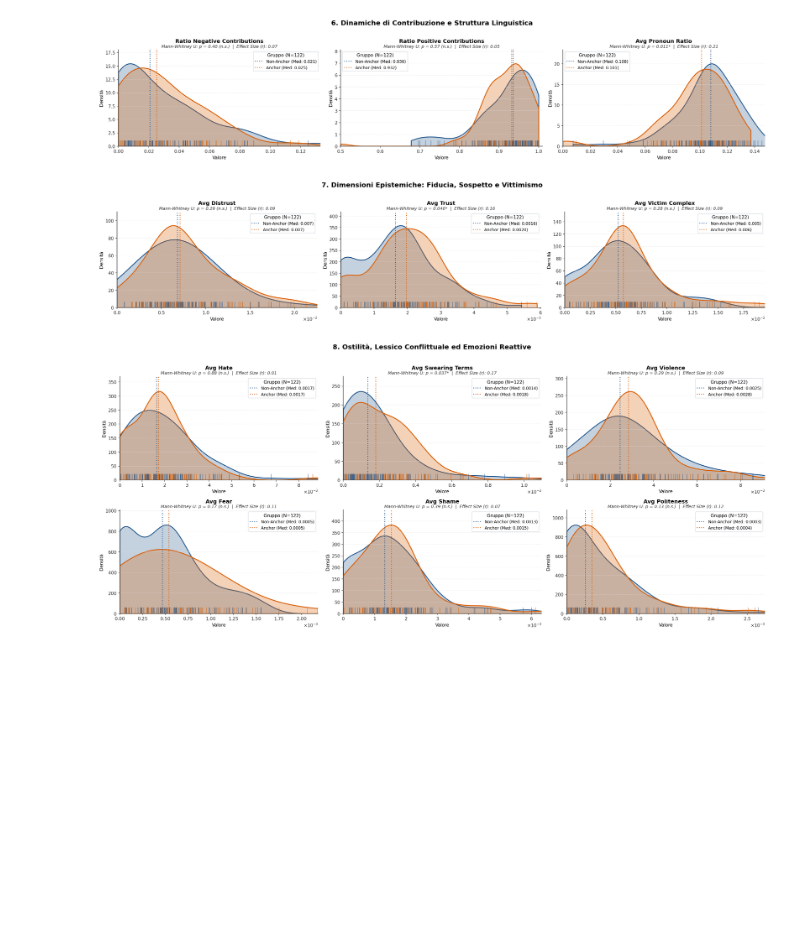
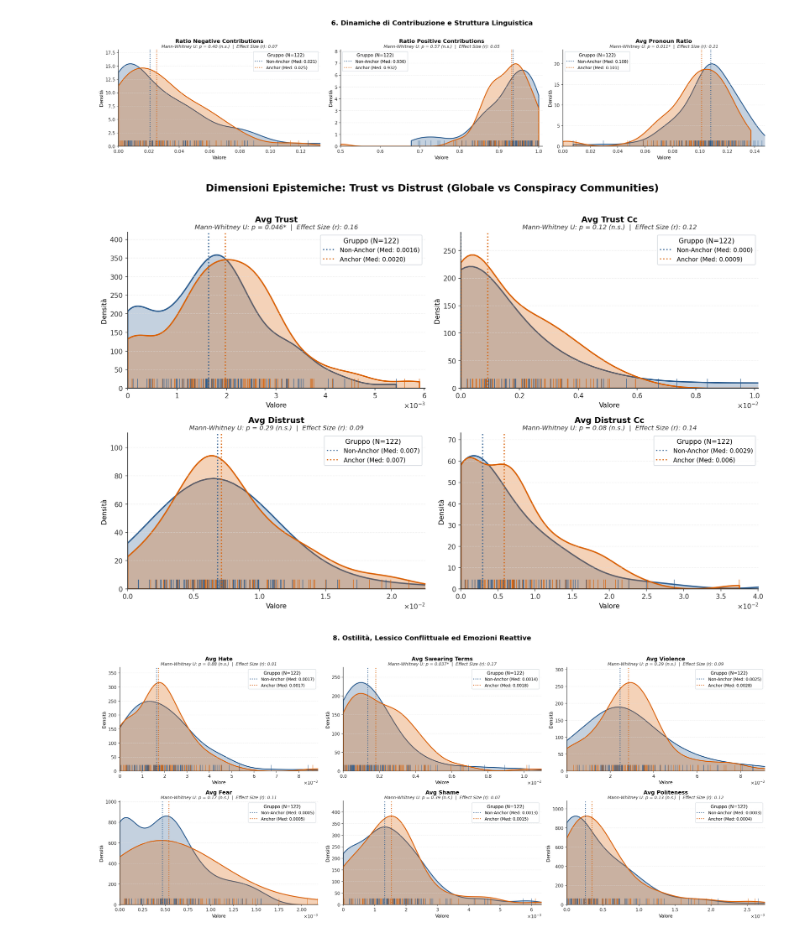
Before and after one commit to Andrii04/conspiracy-founders, a Jupyter notebook: notebooks/FEATURE_PLOTS.ipynb, the cells around one changed output. Drawn from its saved outputs; the diff is of its cells as text; code cells hidden in the pictures; blank space fills up the shorter version.

Commit message:
trust & distrust plots

```diff
--- a/notebooks/FEATURE_PLOTS.ipynb
+++ b/notebooks/FEATURE_PLOTS.ipynb
@@ -356,16 +356,21 @@ plot_feature_grid(
 # %% [output]
 [figure]
 # %%
-features_trust_victim = ["avg_distrust", "avg_trust", "avg_victim_complex"]
+features_trust_distrust = [
+    "avg_trust",
+    "avg_trust_cc",
+    "avg_distrust",
+    "avg_distrust_cc",
+]
 
 plot_feature_grid(
     df=df,
-    features=features_trust_victim,
-    title_group="7. Dimensioni Epistemiche: Fiducia, Sospetto e Vittimismo",
-    n_cols=3,
+    features=features_trust_distrust,
+    title_group="Dimensioni Epistemiche: Trust vs Distrust (Globale vs Conspiracy Communities)",
+    n_cols=2,
 )
 # %% [output]
-[figure, old version]
+[figure, new version]
 # %%
 features_hostility_affect = [
     "avg_hate",
```
